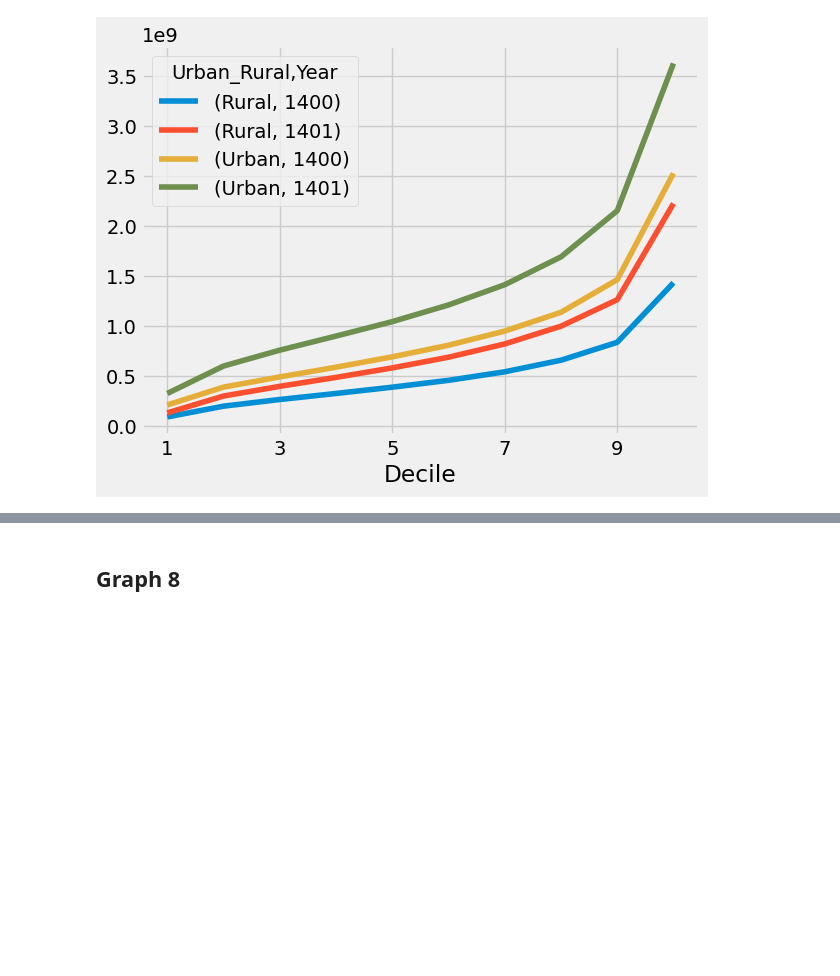
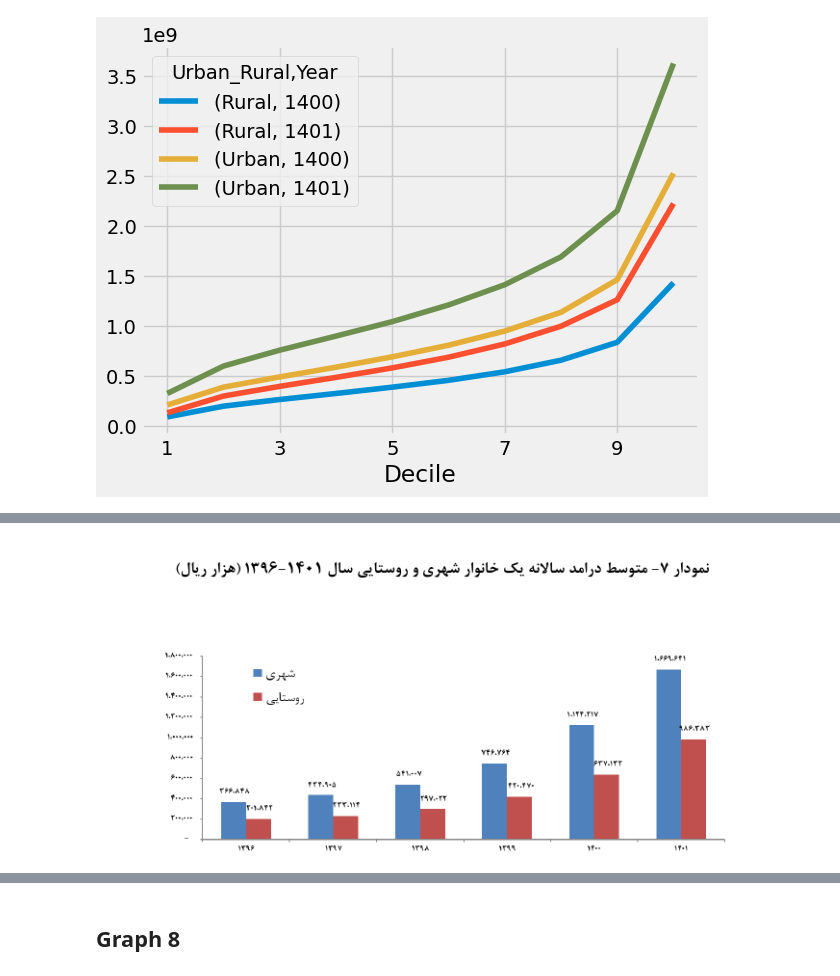
Before and after one commit to Iran-Open-Data/HBSIR_OLD, a Jupyter notebook: examples/ISC/summary_results/1401/summary-results.ipynb, the cells around one changed output, grey strips where cells are left out. Cells and saved outputs as stored; diff of their text form; code cells hidden in the pictures; blank space fills up the shorter version.

```diff
--- a/examples/ISC/summary_results/1401/summary-results.ipynb
+++ b/examples/ISC/summary_results/1401/summary-results.ipynb
@@ -470,0 +519,5 @@ image
+# %%
+image = report_pages[12].crop((40, 770, 780, 1100))
+image
+# %% [output]
+[figure, added]
```
Also changed, not shown: parts of 8 cells of this notebook.
